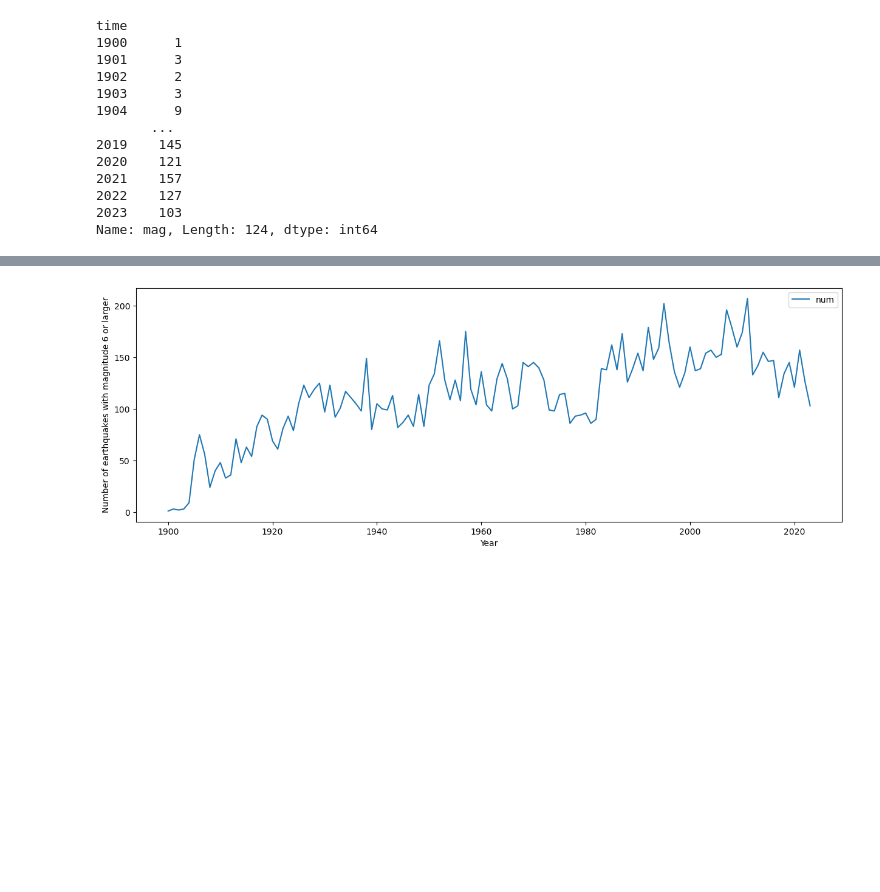
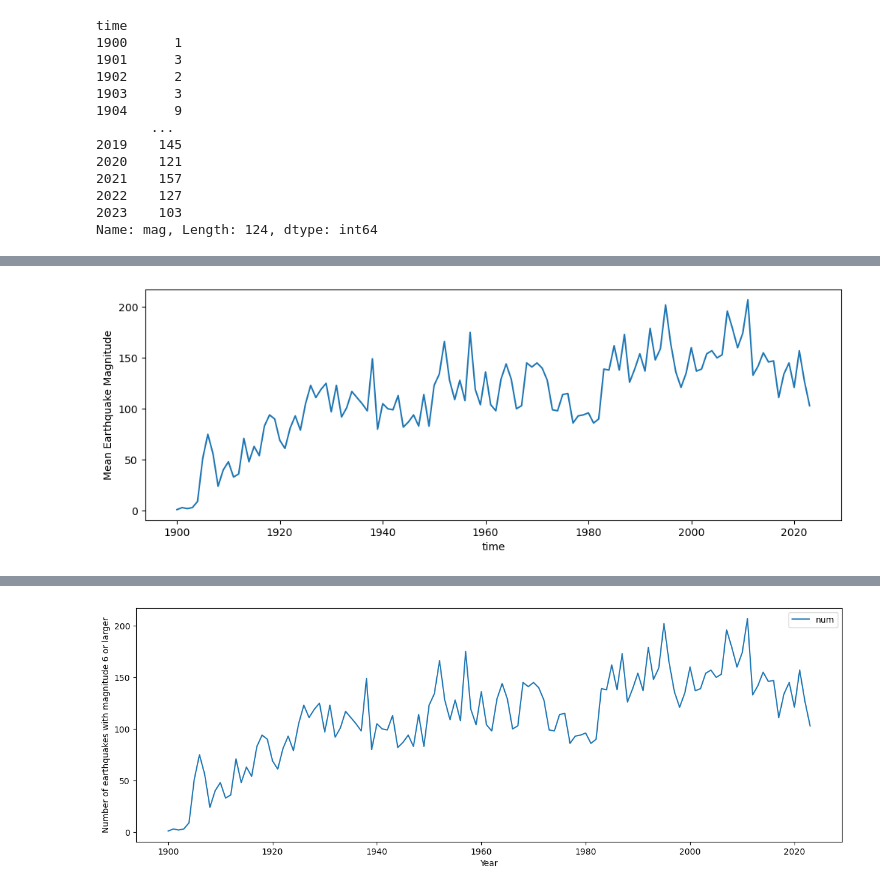
Before and after one commit to match798/G690, a Jupyter notebook: 05_multidimensional_arrays_also_plotting/05_warmup.ipynb, the cells around one changed output, grey strips where cells are left out. Cells and saved outputs as stored; diff of their text form; code cells hidden in the pictures; blank space fills up the shorter version.

```diff
--- a/05_multidimensional_arrays_also_plotting/05_warmup.ipynb
+++ b/05_multidimensional_arrays_also_plotting/05_warmup.ipynb
@@ -138,0 +111,17 @@ memory usage: 1.6 KB
+# %%
+""" Alternative way to plot the result
+Credit: 05_warmup.ipynb from G690 class"""
+# the Series can be plot directly with the index being x axis
+# create the figure and axis
+fig, ax = plt.subplots(figsize = (12,4))
+
+# plot magnitude
+earthquake_num_df.plot(ax=ax)
+
+# label axes
+ax.set_ylabel("Mean Earthquake Magnitude")
+
+# show the plot
+plt.show()
+# %% [output]
+[figure, added]
```
Also changed, not shown: parts of 15 cells of this notebook.
